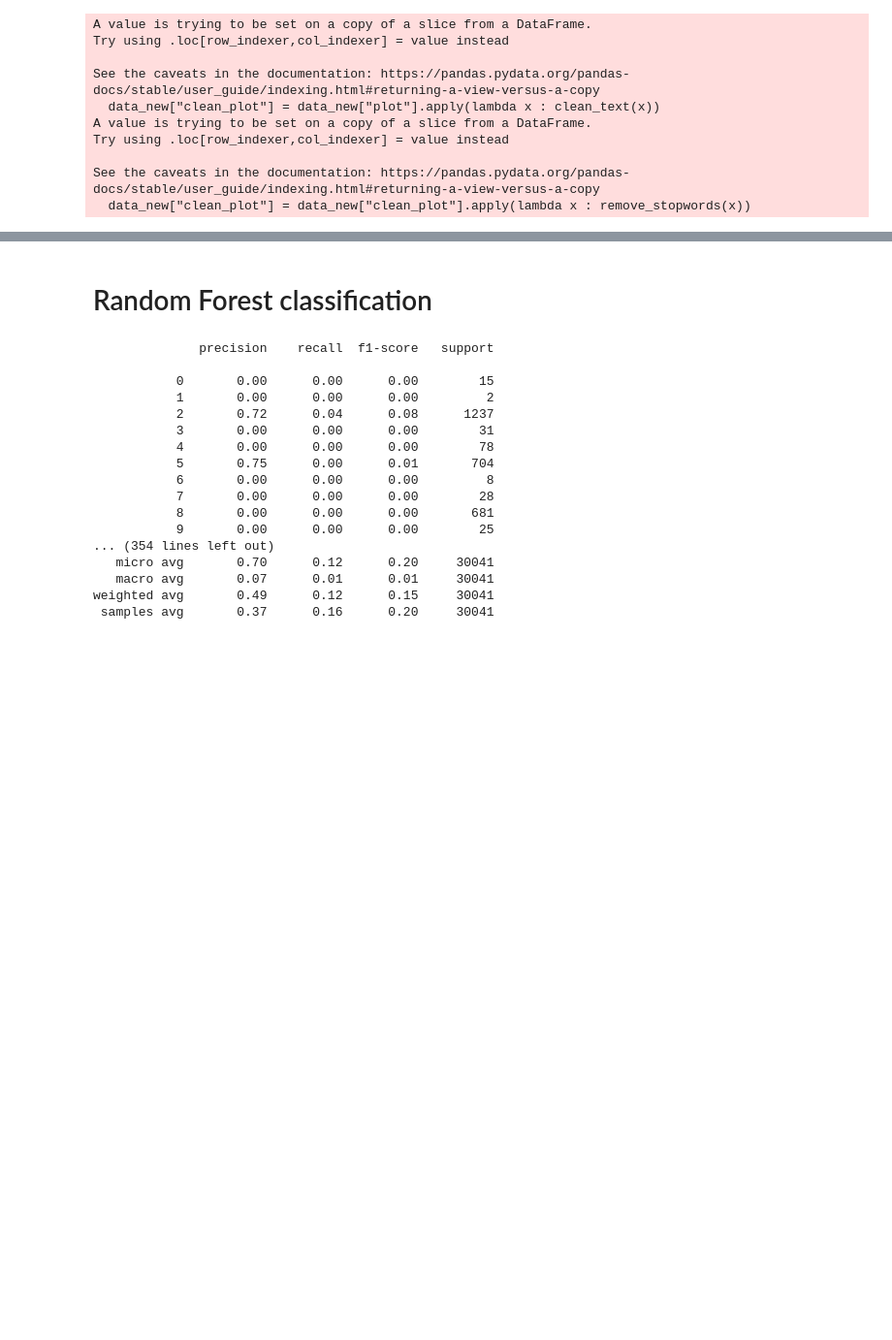
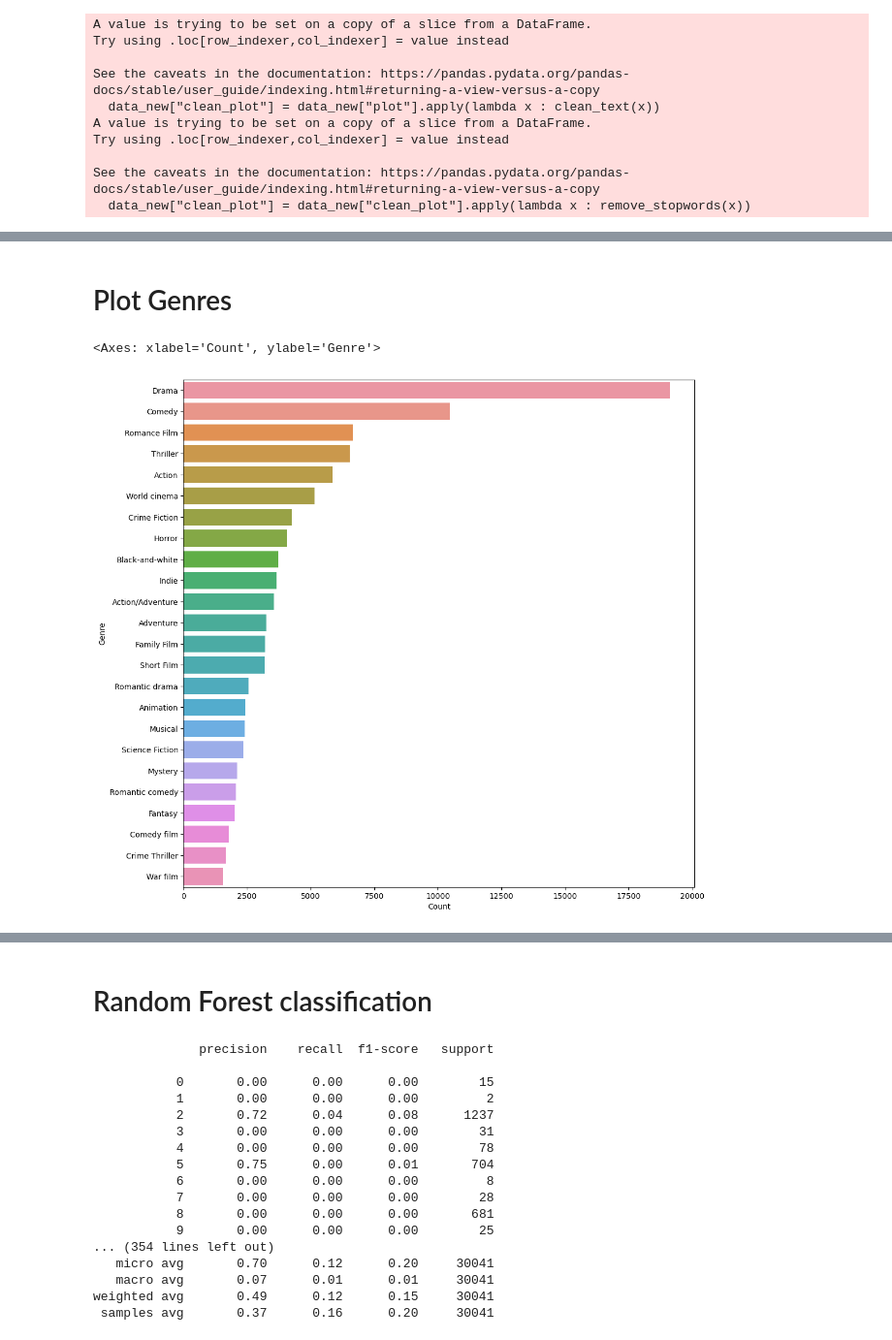
Before and after one commit to MatthiasRemta/NLP_Project, a Jupyter notebook: Classification_try_2.ipynb, the cells around one changed output, grey strips where cells are left out. Shown at 97% size. Drawn from its saved outputs; the diff is of its cells as text; code cells hidden in the pictures; blank space fills up the shorter version.

```diff
--- a/Classification_try_2.ipynb
+++ b/Classification_try_2.ipynb
@@ -78,0 +101,35 @@ See the caveats in the documentation: https://pandas.pydata.org/pandas-docs/stab
+# %% [markdown]
+# Plot Genres
+# %%
+
+genre = []
+
+for i in data["genre"]:
+    #print(list(json.loads(i).values()))
+    genre.append(list(json.loads(i).values()))
+
+data["genre_new"] = genre
+
+data_new = data[~(data["genre_new"].str.len() == 0)]
+
+dumm = []
+
+for i in genre:
+    for j in i:
+        #print(j)
+        dumm.append(j)
+all_genre = list(set(dumm))
+
+
+genre_new = nltk.FreqDist(dumm)
+genre_df = pd.DataFrame.from_dict(genre_new, orient="index")
+genre_df.columns = ["Count"]
+genre_df = genre_df.reset_index()
+genre_df.columns = ["Genre", "Count"]
+
+
+plt.figure(figsize=(12,12))
+sns.barplot(data=genre_df.sort_values("Count", ascending=False).loc[:20, :], x="Count", y="Genre")
+# %% [output]
+<Axes: xlabel='Count', ylabel='Genre'>
+[figure, added]
```
Also changed, not shown: parts of 5 cells of this notebook.
